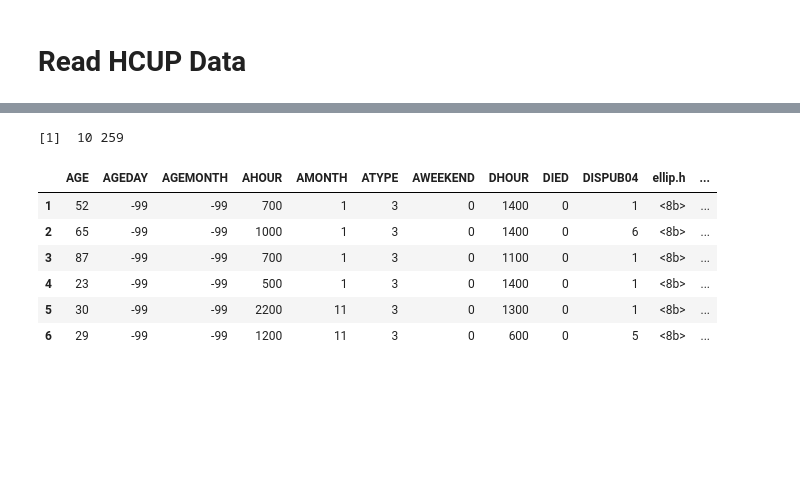
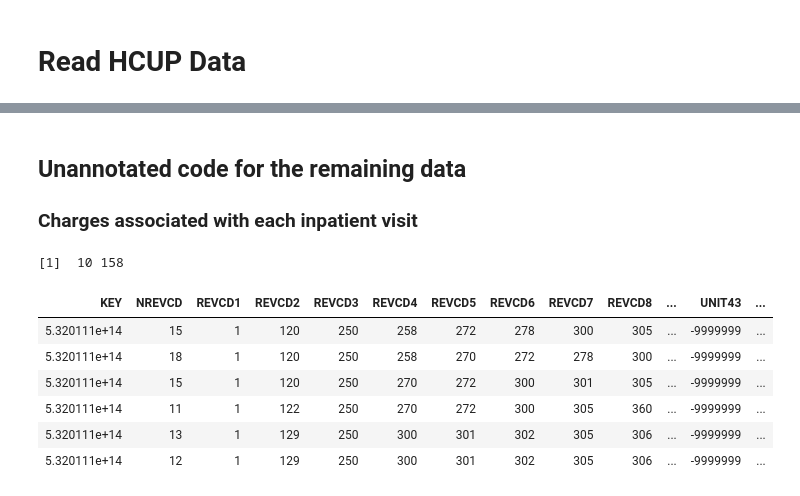
Before and after one commit to Azure/cortana-intelligence-population-health-management, a Jupyter notebook: ManualDeploymentGuide/Model/ReadHCUPdata.ipynb, the cells around one changed output, grey strips where cells are left out. Drawn from its saved outputs; the diff is of its cells as text; code cells hidden in the pictures; blank space fills up the shorter version.

```diff
--- a/ManualDeploymentGuide/Model/ReadHCUPdata.ipynb
+++ b/ManualDeploymentGuide/Model/ReadHCUPdata.ipynb
@@ -16,36 +72,38 @@ gc()
+# %% [markdown]
+## Unannotated code for the remaining data
+
+### Charges associated with each inpatient visit
 # %%
-file = 'core_desc.txt'
-download.file('https://www.hcup-us.ahrq.gov/db/state/sidc/tools/filespecs/WA_SID_2011_CORE.loc',file)
+file = 'charges_desc.txt'
+download.file('https://www.hcup-us.ahrq.gov/db/state/sidc/tools/filespecs/WA_SID_2011_CHGS.loc', file)
 
-str_start = c(1,5,10,27,31,58,63,68,70,75)
-str_end   = c(3,8,25,29,56,61,66,68,73,174)
+str_start = c(1, 5, 10, 27, 31, 58, 63, 68, 70, 75)
+str_end   = c(3, 8, 25, 29, 56, 61, 66, 68, 73, 174)
+widths = (str_end - str_start) + 2
 
-widths = (str_end - str_start)+2
+des = read.fwf(file, skip=20, widths=widths)
 
-des = read.fwf(file,skip=20, widths= widths)
+des$V10 = gsub(',', '_', des$V10)
+colnameslong = data.frame(charges_2011=des$V10)
+colnames = data.frame(charges_2011=des$V5)
 
-des$V10 = gsub(',','_',des$V10)
-colnameslong = data.frame(core_2011 = des$V10)
-colnames = data.frame(core_2011 = des$V5)
-
-#Now use the description file (_des.txt) to get str_start and str_end for reading the actual data!!
 str_start = des$V6
 str_end = des$V7
+widths = (str_end - str_start) + 1
 
-widths = (str_end - str_start)+1
-
-download.file('https://phm.blob.core.windows.net/models/Sample_WA_SID_2011_CORE.asc','Sample_WA_SID_2011_CORE.asc')
-dat_core = read.fwf('Sample_WA_SID_2011_CORE.asc',widths= widths)
-dim(dat_core)
-names(dat_core) = colnames$core_2011
-head(dat_core)
-# write.csv(dat_core, 'Sample_WA_SID_2011_CORE.csv', row.names = F )
+download.file('https://phm.blob.core.windows.net/models/Sample_WA_SID_2011_CHGS.asc',
+              'Sample_WA_SID_2011_CHGS.asc')
+dat_chrg = read.fwf('Sample_WA_SID_2011_CHGS.asc', widths=widths)
+dim(dat_chrg)
+names(dat_chrg) = trimws(colnames$charges_2011)
+head(dat_chrg)
+# write.csv(dat_chrg, 'Sample_WA_SID_2011_CHGS.csv', row.names=F)
 # %% [output]
-[1]  10 259
+[1]  10 158
-|  | AGE | AGEDAY | AGEMONTH | AHOUR | AMONTH | ATYPE | AWEEKEND | DHOUR | DIED | DISPUB04 | ellip.h | ... |
-| 1 | 52 | -99 | -99 | 700 | 1 | 3 | 0 | 1400 | 0 | 1 | <8b> | ... |
-| 2 | 65 | -99 | -99 | 1000 | 1 | 3 | 0 | 1400 | 0 | 6 | <8b> | ... |
-| 3 | 87 | -99 | -99 | 700 | 1 | 3 | 0 | 1100 | 0 | 1 | <8b> | ... |
-| 4 | 23 | -99 | -99 | 500 | 1 | 3 | 0 | 1400 | 0 | 1 | <8b> | ... |
-| 5 | 30 | -99 | -99 | 2200 | 11 | 3 | 0 | 1300 | 0 | 1 | <8b> | ... |
-| 6 | 29 | -99 | -99 | 1200 | 11 | 3 | 0 | 600 | 0 | 5 | <8b> | ... |
+| KEY | NREVCD | REVCD1 | REVCD2 | REVCD3 | REVCD4 | REVCD5 | REVCD6 | REVCD7 | REVCD8 | ... | UNIT43 | ... |
+| 5.320111e+14 | 15 | 1 | 120 | 250 | 258 | 272 | 278 | 300 | 305 | ... | -9999999 | ... |
+| 5.320111e+14 | 18 | 1 | 120 | 250 | 258 | 270 | 272 | 278 | 300 | ... | -9999999 | ... |
+| 5.320111e+14 | 15 | 1 | 120 | 250 | 270 | 272 | 300 | 301 | 305 | ... | -9999999 | ... |
+| 5.320111e+14 | 11 | 1 | 122 | 250 | 270 | 272 | 300 | 305 | 360 | ... | -9999999 | ... |
+| 5.320111e+14 | 13 | 1 | 129 | 250 | 300 | 301 | 302 | 305 | 306 | ... | -9999999 | ... |
+| 5.320111e+14 | 12 | 1 | 129 | 250 | 300 | 301 | 302 | 305 | 306 | ... | -9999999 | ... |
```
Also changed, not shown: parts of 15 cells of this notebook.
